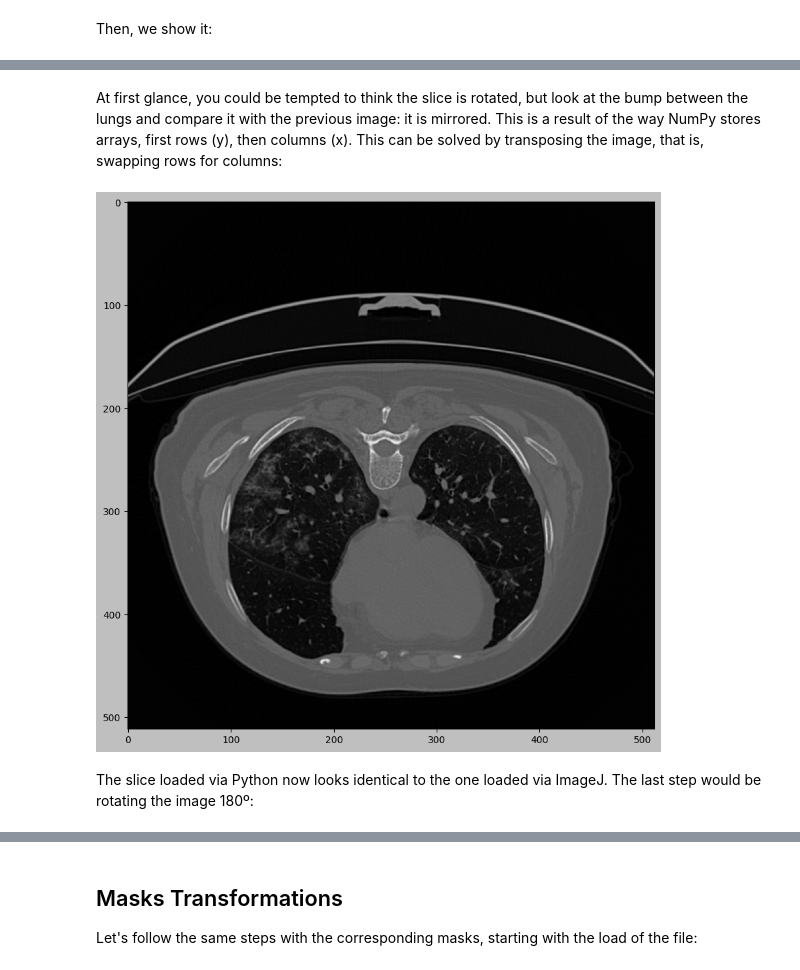
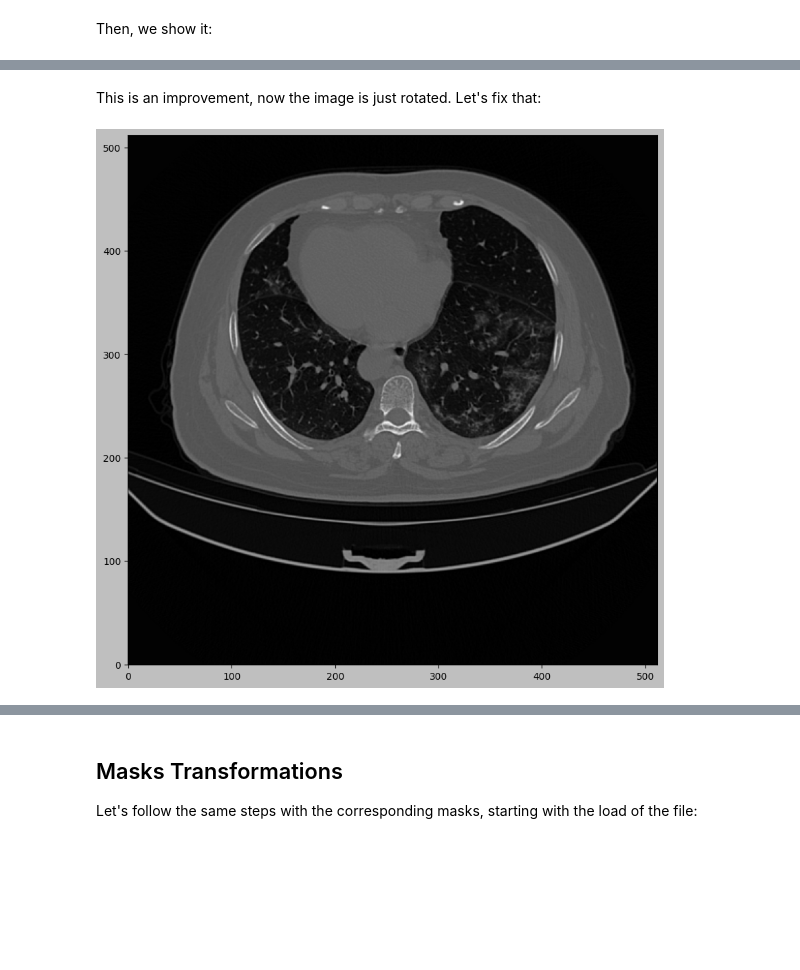
Before and after one commit to i3uex/sam, a Jupyter notebook: notebooks/image_transformations.ipynb, the cells around one changed output, grey strips where cells are left out. Saved outputs shown, nothing was run; the diff lists cells and outputs as text; code cells hidden in the pictures; blank space fills up the shorter version.

Commit message:
Improve slice display process explanation

```diff
--- a/notebooks/image_transformations.ipynb
+++ b/notebooks/image_transformations.ipynb
@@ -25,9 +24,14 @@ masks_slice_path = Path('coronacases_001_masks_slice_122.npy')
+# %%
+slice_number = 122
+data_folder_path = Path('data')
+image_slice_path = data_folder_path / Path(f'coronacases_001_image_slice_{slice_number}.npy')
+masks_slice_path = data_folder_path/ Path(f'coronacases_001_masks_slice_{slice_number}.npy')
 # %% [markdown]
 ## CT Slice Transformations
 
 First, we load the slice:
 # %%
-image_slice = np.load('coronacases_001_image_slice_122.npy')
+image_slice = np.load(image_slice_path)
 image_slice.shape
 # %% [output]
 (512, 512)
@@ -43,13 +59,9 @@ plt.show()
-# %% [markdown]
-At first glance, you could be tempted to think the slice is rotated, but look at the bump between the lungs and compare it with the previous image: it is mirrored. This is a result of the way NumPy stores arrays, first rows (y), then columns (x). This can be solved by transposing the image, that is, swapping rows for columns:
+# %% [markdown]
+This is an improvement, now the image is just rotated. Let's fix that:
 # %%
-image_slice = image_slice.swapaxes(0, 1)
-
 plt.figure(figsize=(10, 10))
 plt.style.use('grayscale')
-plt.imshow(image_slice)
+plt.imshow(np.rot90(image_slice, k=3), origin='lower')
 plt.show()
 # %% [output]
-[figure, old version]
+[figure, new version]
-# %% [markdown]
-The slice loaded via Python now looks identical to the one loaded via ImageJ. The last step would be rotating the image 180º:
```
Also changed, not shown: parts of 16 cells of this notebook, 5 other files.
